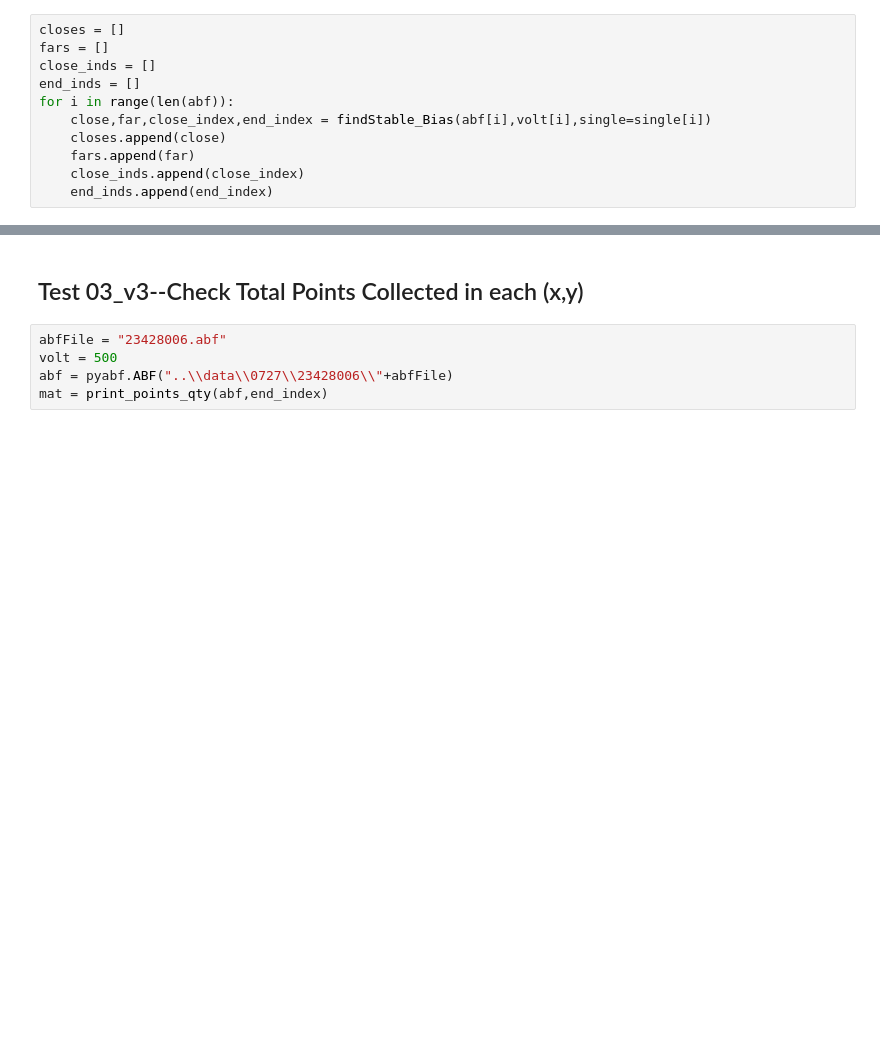
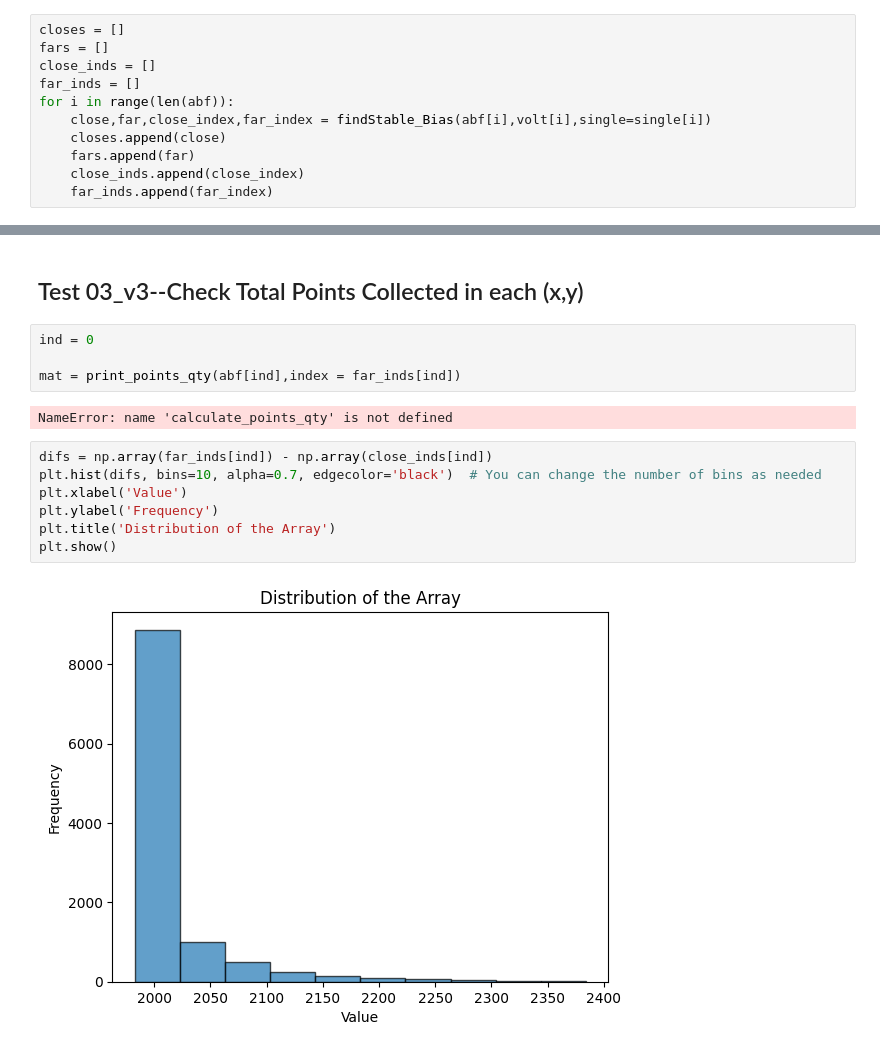
Before and after one commit to CalebThian/EMF_detection, a Jupyter notebook: 20241029_Main.ipynb, the cells around one changed output, grey strips where cells are left out. Cells and saved outputs as stored; diff of their text form; blank space fills up the shorter version.

```diff
--- a/20241029_Main.ipynb
+++ b/20241029_Main.ipynb
@@ -63,13 +63,13 @@ for i in range(len(title_prefix)):
 closes = []
 fars = []
 close_inds = []
-end_inds = []
+far_inds = []
 for i in range(len(abf)):
-    close,far,close_index,end_index = findStable_Bias(abf[i],volt[i],single=single[i])
+    close,far,close_index,far_index = findStable_Bias(abf[i],volt[i],single=single[i])
     closes.append(close)
     fars.append(far)
     close_inds.append(close_index)
-    end_inds.append(end_index)
+    far_inds.append(far_index)
 # %% [output]
 Close point found: 11009
 Far point found: 11009
@@ -395,7 +314,17 @@ Time: 400000 ~ 600050
 # %% [markdown]
 ## Test 03_v3--Check Total Points Collected in each (x,y)
 # %%
-abfFile = "23428006.abf"
-volt = 500
-abf = pyabf.ABF("..\\data\\0727\\23428006\\"+abfFile)
-mat = print_points_qty(abf,end_index)
+ind = 0
+
+mat = print_points_qty(abf[ind],index = far_inds[ind])
+# %% [output]
+NameError: name 'calculate_points_qty' is not defined
+# %%
+difs = np.array(far_inds[ind]) - np.array(close_inds[ind])
+plt.hist(difs, bins=10, alpha=0.7, edgecolor='black')  # You can change the number of bins as needed
+plt.xlabel('Value')
+plt.ylabel('Frequency')
+plt.title('Distribution of the Array')
+plt.show()
+# %% [output]
+[figure, added]
```
Also changed, not shown: parts of 4 cells of this notebook, 1 other file.
